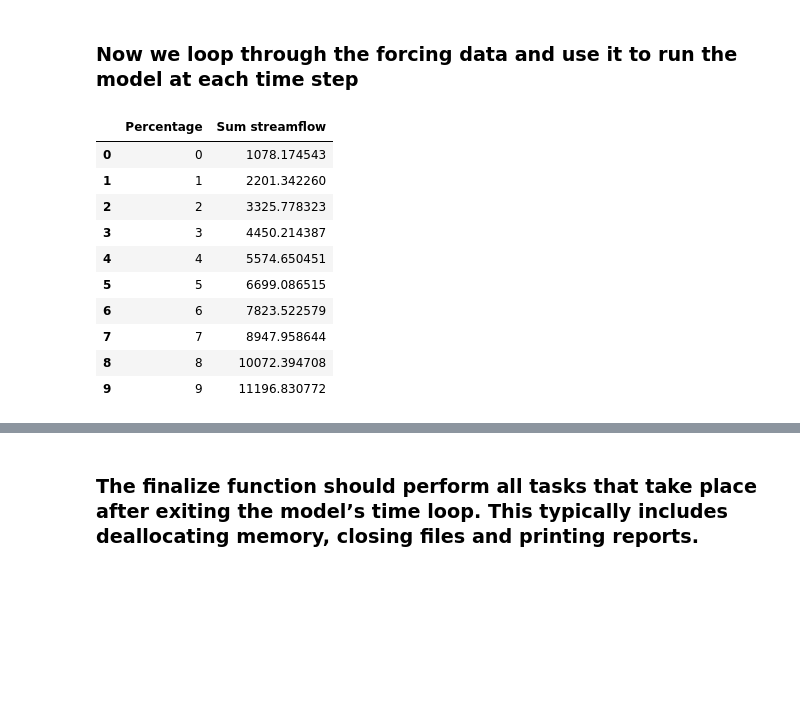
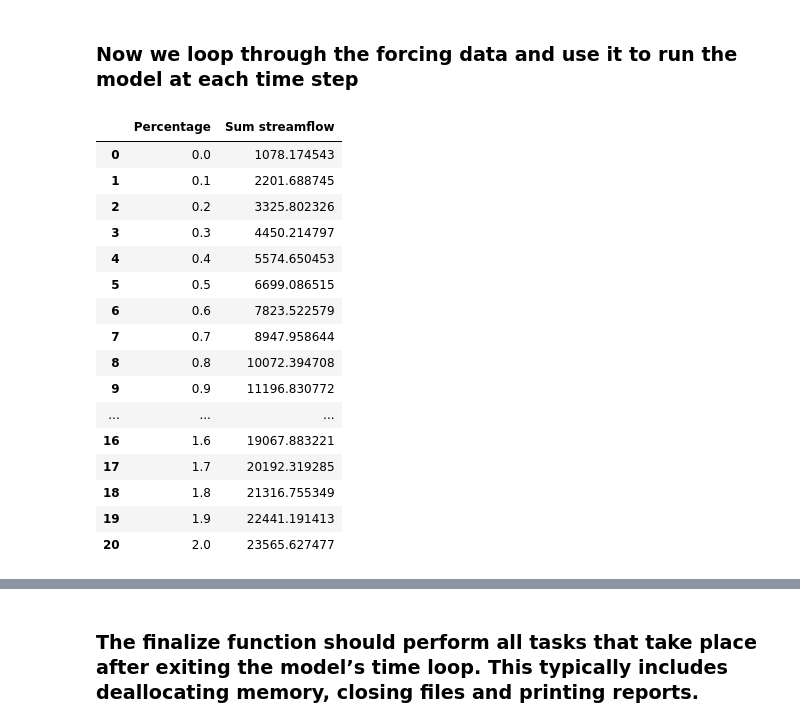
Before and after one commit to zbutler33/NextGen---The-Simulators-, a Jupyter notebook: Toy_Model/Toymodel_CFE.ipynb, the cells around one changed output, grey strips where cells are left out. Drawn from its saved outputs; the diff is of its cells as text; code cells hidden in the pictures; blank space fills up the shorter version.

```diff
--- a/Toy_Model/Toymodel_CFE.ipynb
+++ b/Toy_Model/Toymodel_CFE.ipynb
@@ -179,41 +179,47 @@ print(cfe_output_lists)
 # %%
 cfe = []
 cfe_sum = []
 outflow_list =[]
 
-percent_list = np.arange(0,10,1)
+percent_list = np.arange(0,2.1,0.1)
 #percent_list = [0.05, 0.2, 0.5, 1.5, 10]
 #percentList = percent_list.tolist()
 
 for percent in percent_list:
 
     cfe_instance.set_value('state_var_change', percent) #value of precip from forcing data in loop
 
     for i, precip in enumerate(df_forcing['APCP_surface']): #i is
 
         framework_time = (1+i)*3600 #seconds since starting simulation
 
         # Run CFE model
         cfe_instance.set_value('atmosphere_water__time_integral_of_precipitation_mass_flux', precip) #value of precip from forcing data in loop
         cfe_instance.update()
         outflow_list.append(cfe_instance.get_value('land_surface_water__runoff_depth'))
         #outflow_diff = outflow/originial_outflow
     cfe_sum.append(np.sum(outflow_list))
 
 df = pd.DataFrame({'Percentage':percent_list,'Sum streamflow':cfe_sum})
 df
 # %% [output]
 |  | Percentage | Sum streamflow |
-| 0 | 0 | 1078.174543 |
-| 1 | 1 | 2201.342260 |
-| 2 | 2 | 3325.778323 |
-| 3 | 3 | 4450.214387 |
-| 4 | 4 | 5574.650451 |
-| 5 | 5 | 6699.086515 |
-| 6 | 6 | 7823.522579 |
-| 7 | 7 | 8947.958644 |
-| 8 | 8 | 10072.394708 |
-| 9 | 9 | 11196.830772 |
+| 0 | 0.0 | 1078.174543 |
+| 1 | 0.1 | 2201.688745 |
+| 2 | 0.2 | 3325.802326 |
+| 3 | 0.3 | 4450.214797 |
+| 4 | 0.4 | 5574.650453 |
+| 5 | 0.5 | 6699.086515 |
+| 6 | 0.6 | 7823.522579 |
+| 7 | 0.7 | 8947.958644 |
+| 8 | 0.8 | 10072.394708 |
+| 9 | 0.9 | 11196.830772 |
+| ... | ... | ... |
+| 16 | 1.6 | 19067.883221 |
+| 17 | 1.7 | 20192.319285 |
+| 18 | 1.8 | 21316.755349 |
+| 19 | 1.9 | 22441.191413 |
+| 20 | 2.0 | 23565.627477 |
 # %%
 # # Reference value for streamflow
 # percent_list = 1
```
Also changed, not shown: parts of 4 cells of this notebook, 1 other file.
